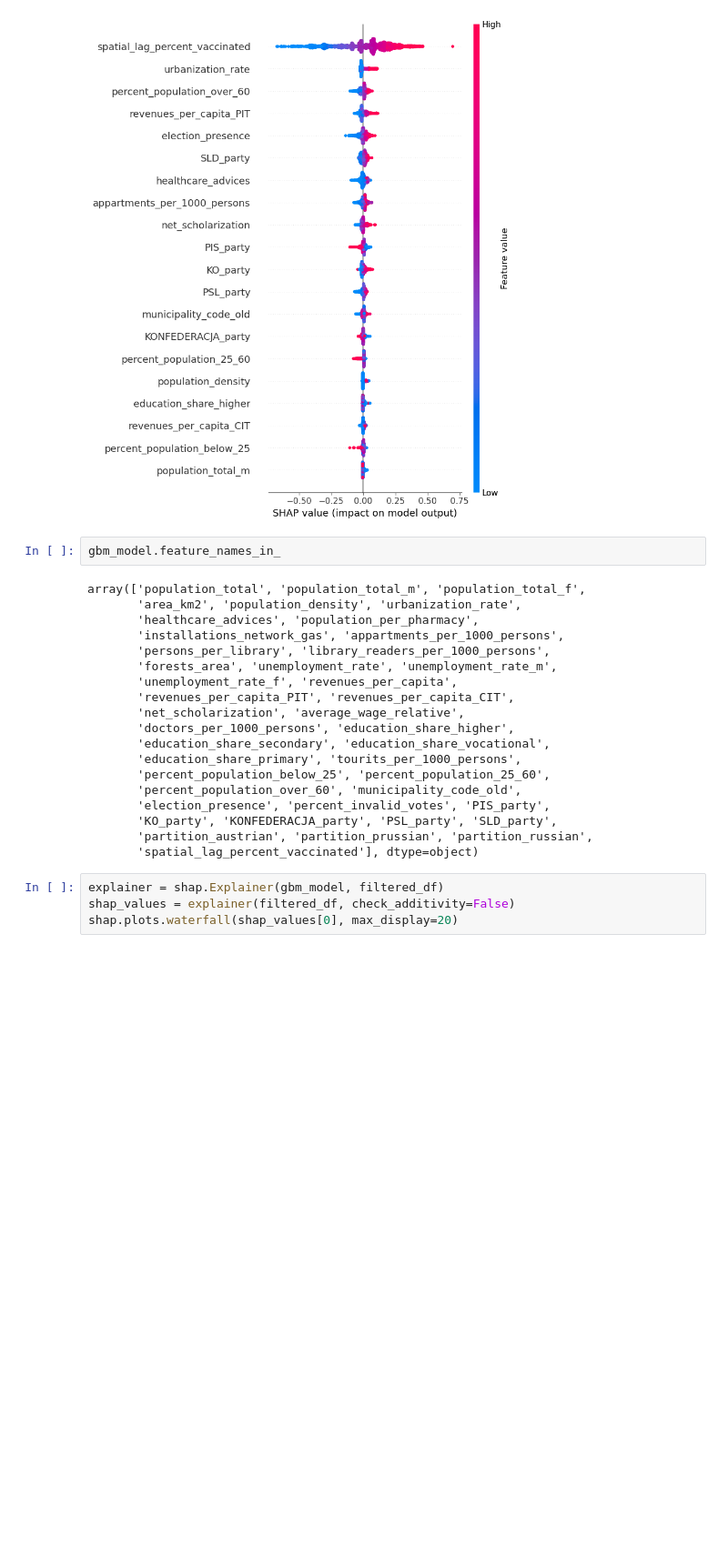
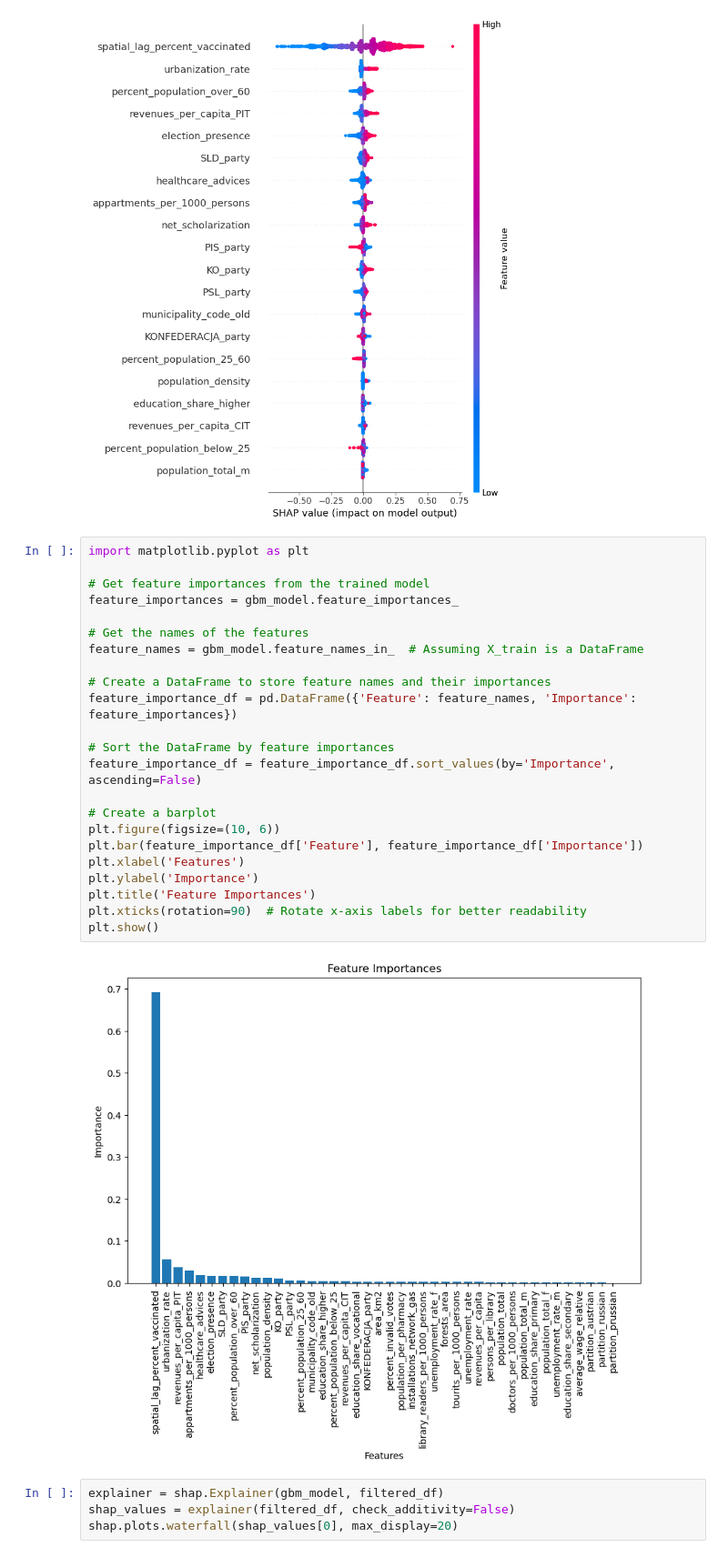
Before and after one commit to jjfrackowiak/WEC2024, a Jupyter notebook: XAI/exploration_notebook.ipynb, the cells around one changed output. Shown at 91% size. Drawn from its saved outputs; the diff is of its cells as text; blank space fills up the shorter version.

Commit message:
Added feature importance plot

```diff
--- a/XAI/exploration_notebook.ipynb
+++ b/XAI/exploration_notebook.ipynb
@@ -47,27 +47,31 @@ shap_values = explainer.shap_values(filtered_df)
 shap.summary_plot(shap_values, filtered_df)
 # %% [output]
 [figure]
-# %%
-gbm_model.feature_names_in_
-# %% [output]
-array(['population_total', 'population_total_m', 'population_total_f',
-       'area_km2', 'population_density', 'urbanization_rate',
-       'healthcare_advices', 'population_per_pharmacy',
-       'installations_network_gas', 'appartments_per_1000_persons',
-       'persons_per_library', 'library_readers_per_1000_persons',
-       'forests_area', 'unemployment_rate', 'unemployment_rate_m',
-       'unemployment_rate_f', 'revenues_per_capita',
-       'revenues_per_capita_PIT', 'revenues_per_capita_CIT',
-       'net_scholarization', 'average_wage_relative',
-       'doctors_per_1000_persons', 'education_share_higher',
-       'education_share_secondary', 'education_share_vocational',
-       'education_share_primary', 'tourits_per_1000_persons',
-       'percent_population_below_25', 'percent_population_25_60',
-       'percent_population_over_60', 'municipality_code_old',
-       'election_presence', 'percent_invalid_votes', 'PIS_party',
-       'KO_party', 'KONFEDERACJA_party', 'PSL_party', 'SLD_party',
-       'partition_austrian', 'partition_prussian', 'partition_russian',
-       'spatial_lag_percent_vaccinated'], dtype=object)
+# %%
+import matplotlib.pyplot as plt
+
+# Get feature importances from the trained model
+feature_importances = gbm_model.feature_importances_
+
+# Get the names of the features
+feature_names = gbm_model.feature_names_in_  # Assuming X_train is a DataFrame
+
+# Create a DataFrame to store feature names and their importances
+feature_importance_df = pd.DataFrame({'Feature': feature_names, 'Importance': feature_importances})
+
+# Sort the DataFrame by feature importances
+feature_importance_df = feature_importance_df.sort_values(by='Importance', ascending=False)
+
+# Create a barplot
+plt.figure(figsize=(10, 6))
+plt.bar(feature_importance_df['Feature'], feature_importance_df['Importance'])
+plt.xlabel('Features')
+plt.ylabel('Importance')
+plt.title('Feature Importances')
+plt.xticks(rotation=90)  # Rotate x-axis labels for better readability
+plt.show()
+# %% [output]
+[figure, added]
 # %%
 explainer = shap.Explainer(gbm_model, filtered_df)
 shap_values = explainer(filtered_df, check_additivity=False)
```
